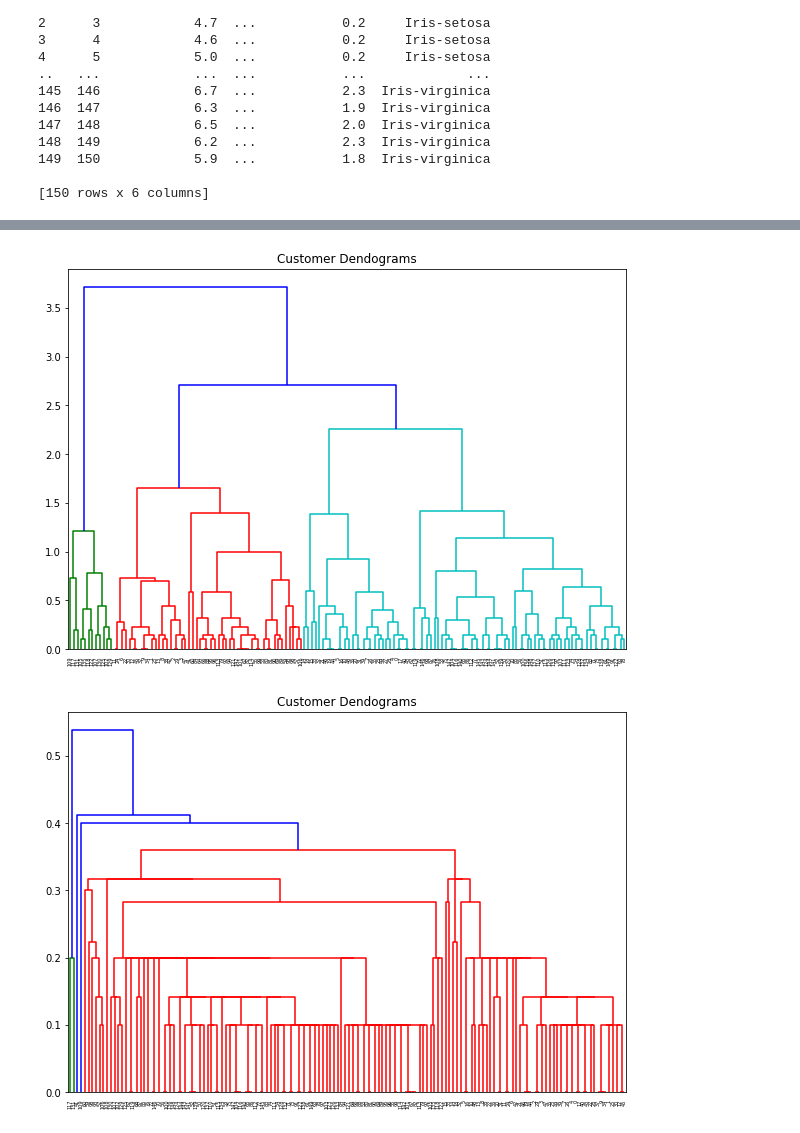
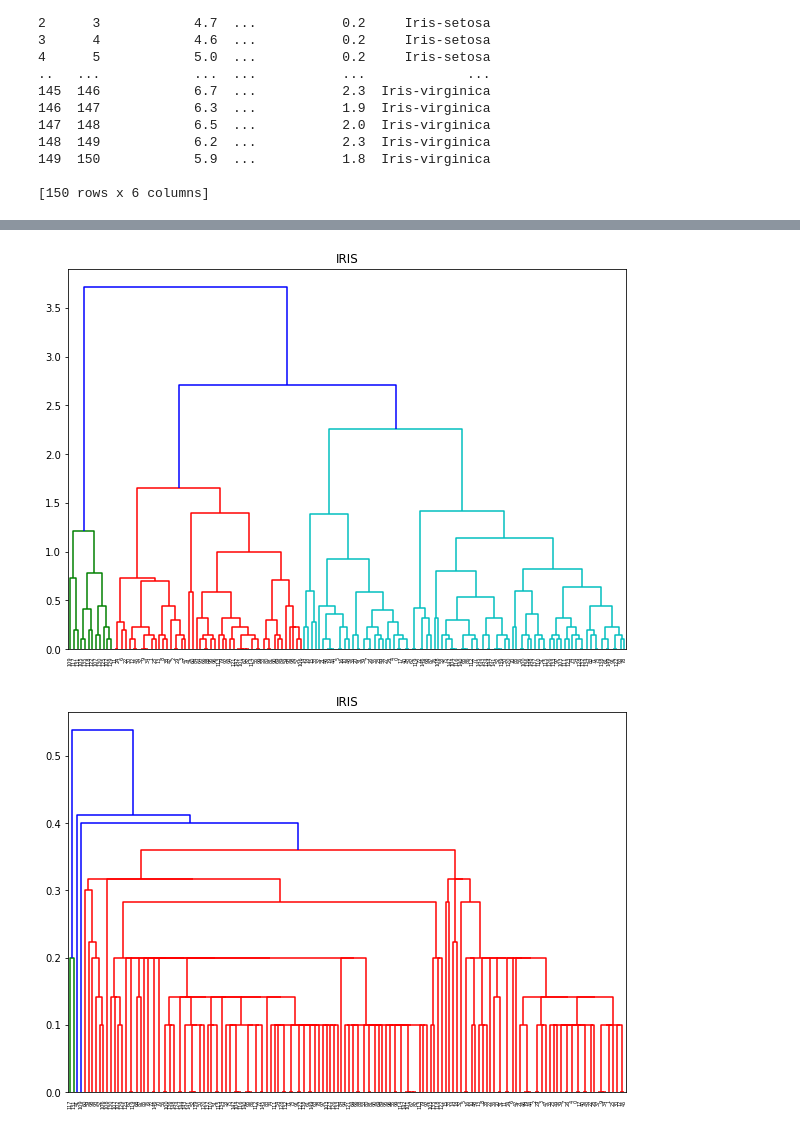
Before and after one commit to Sxbxn/Data_Mining-Study, a Jupyter notebook: HCA_iris.ipynb, the cells around one changed output, grey strips where cells are left out. Drawn from its saved outputs; the diff is of its cells as text; code cells hidden in the pictures.

```diff
--- a/HCA_iris.ipynb
+++ b/HCA_iris.ipynb
@@ -39,19 +50,19 @@ plt.show()
 # %%
 import scipy.cluster.hierarchy as shc
 
 plt.figure(figsize=(10, 7))
-plt.title("Customer Dendograms")
+plt.title("IRIS")
 dend = shc.dendrogram(shc.linkage(data, method='complete'))
 # %% [output]
-[figure, old version]
+[figure, new version]
 # %%
 import scipy.cluster.hierarchy as shc
 
 plt.figure(figsize=(10, 7))
-plt.title("Customer Dendograms")
+plt.title("IRIS")
 dend = shc.dendrogram(shc.linkage(data, method='single'))
 # %% [output]
-[figure, old version]
+[figure, new version]
 # %%
 import scipy.cluster.hierarchy as shc
 
```
Also changed, not shown: parts of 5 cells of this notebook.
